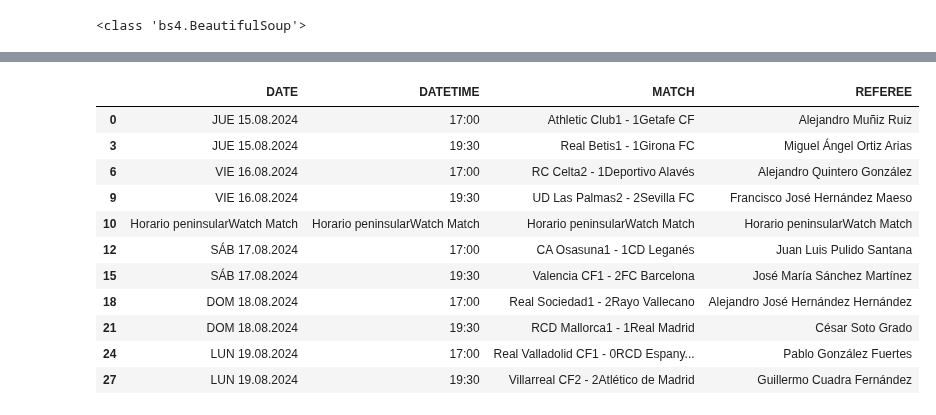
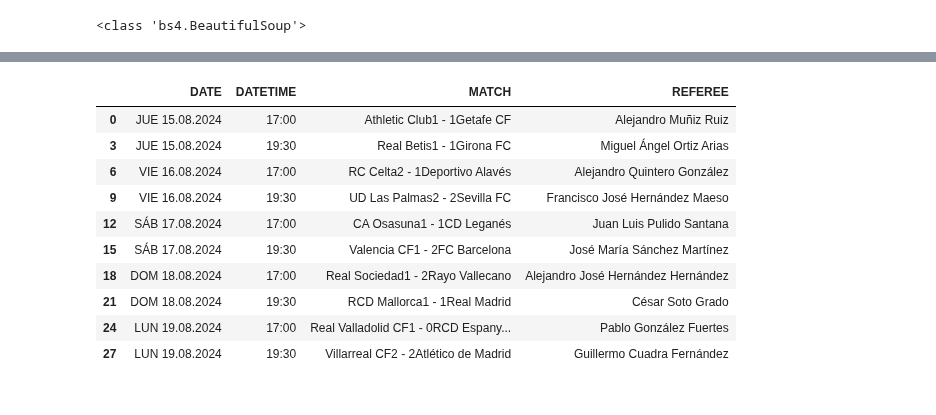
Before and after one commit to bryanpintado/fc-barcelona-dashboard, a Jupyter notebook: main.ipynb, the cells around one changed output, grey strips where cells are left out. Drawn from its saved outputs; the diff is of its cells as text; code cells hidden in the pictures.

```diff
--- a/main.ipynb
+++ b/main.ipynb
@@ -107,21 +107,22 @@ get_game_week_df(1)
 # %%
 def cleaned_df(week_number):
     raw_df = get_raw_game_week_df(week_number)
     df = raw_df.dropna(how='all').dropna(axis=1, how='all')
     columns_to_drop = [df.columns[0],df.columns[3],df.columns[6]]
     df = df.drop(columns_to_drop, axis=1)
     df = df.drop_duplicates(keep = False)
     # remove row if it contains: 'Horario peninsularWatch Match'
-    df = df.loc
+    df = df.loc[~df['DATE'].str.contains("Horario peninsularWatch Match", na=False)]
+
+
     return df
 cleaned_df(1)
 # %% [output]
 |  | DATE | DATETIME | MATCH | REFEREE |
 | 0 | JUE 15.08.2024 | 17:00 | Athletic Club1 - 1Getafe CF | Alejandro Muñiz Ruiz |
 | 3 | JUE 15.08.2024 | 19:30 | Real Betis1 - 1Girona FC | Miguel Ángel Ortiz Arias |
 | 6 | VIE 16.08.2024 | 17:00 | RC Celta2 - 1Deportivo Alavés | Alejandro Quintero González |
 | 9 | VIE 16.08.2024 | 19:30 | UD Las Palmas2 - 2Sevilla FC | Francisco José Hernández Maeso |
-| 10 | Horario peninsularWatch Match | Horario peninsularWatch Match | Horario peninsularWatch Match | Horario peninsularWatch Match |
 | 12 | SÁB 17.08.2024 | 17:00 | CA Osasuna1 - 1CD Leganés | Juan Luis Pulido Santana |
 | 15 | SÁB 17.08.2024 | 19:30 | Valencia CF1 - 2FC Barcelona | José María Sánchez Martínez |
 | 18 | DOM 18.08.2024 | 17:00 | Real Sociedad1 - 2Rayo Vallecano | Alejandro José Hernández Hernández |
```
